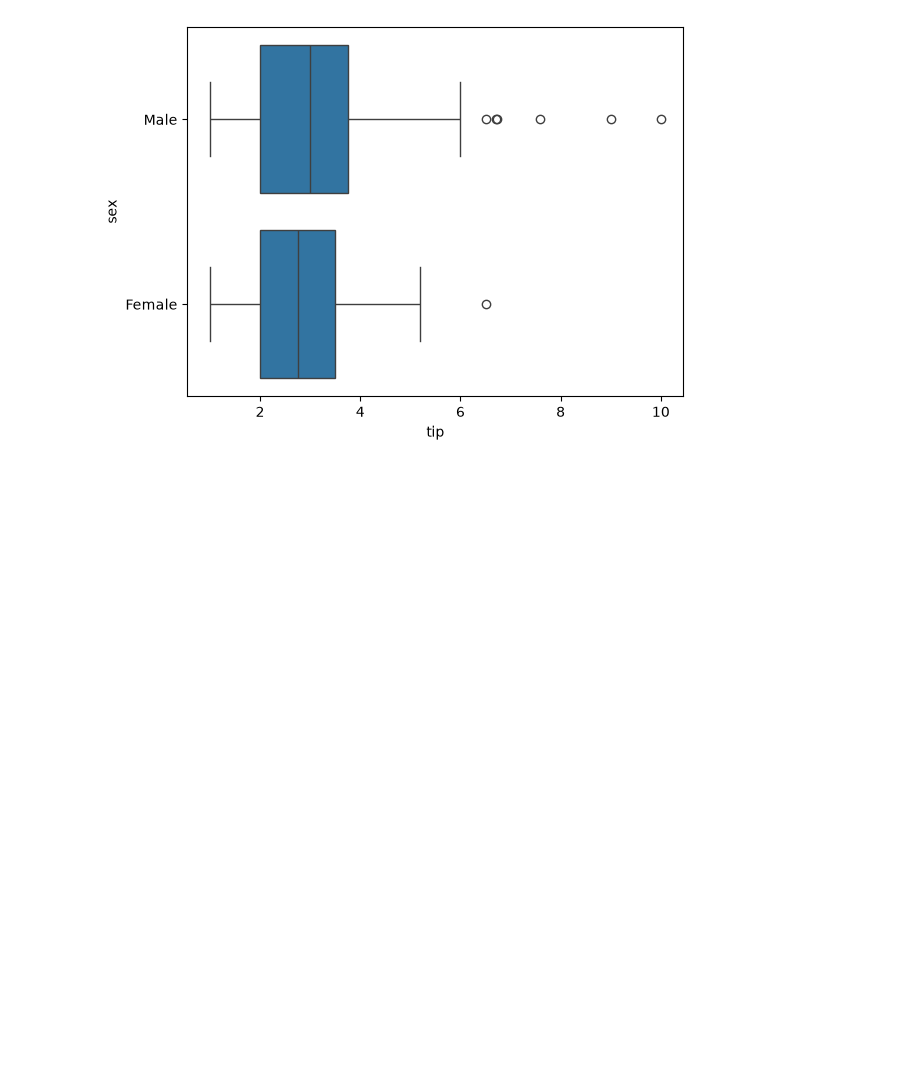
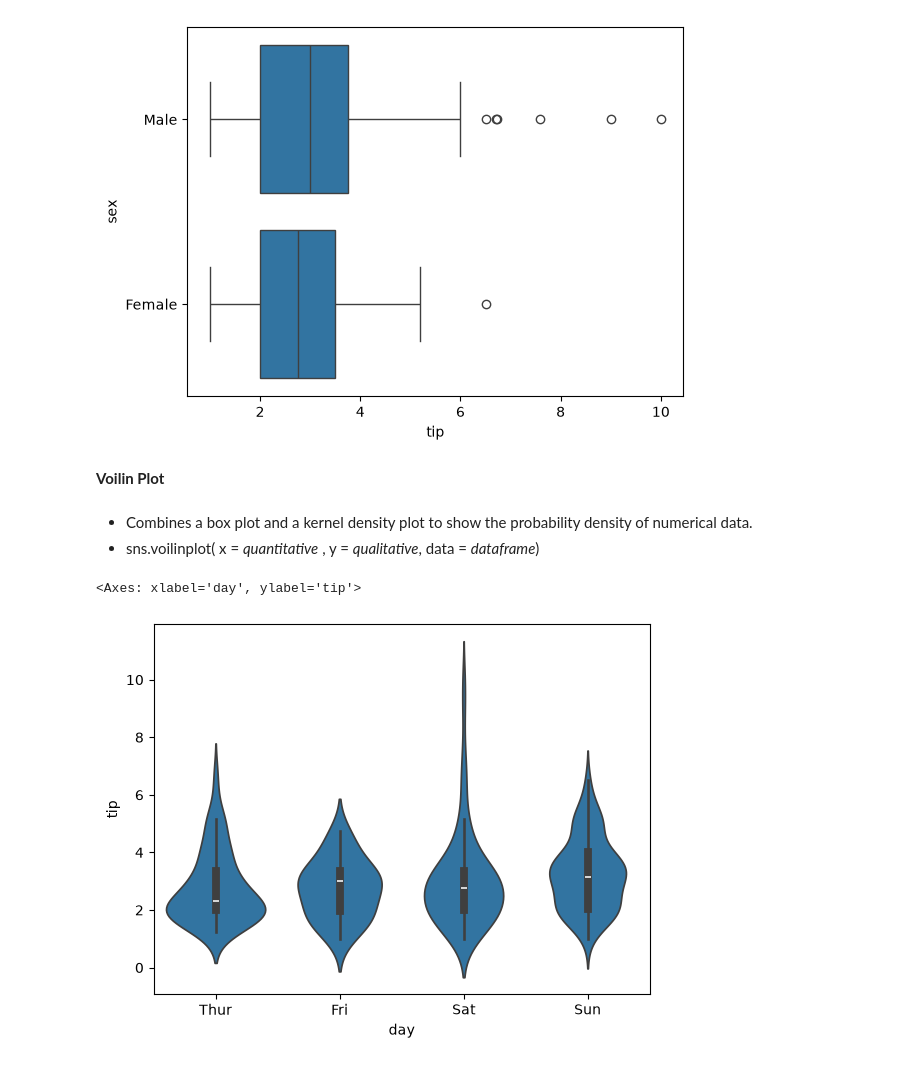
Before and after one commit to praful011-nep/ML-Playground, a Jupyter notebook: Data_Visualization/B.Seaborn/3.Categorical_plot.ipynb, the cells around one changed output. Drawn from its saved outputs; the diff is of its cells as text; code cells hidden in the pictures; blank space fills up the shorter version.

Commit message:
Implementation of VoilinPlot

```diff
--- a/Data_Visualization/B.Seaborn/3.Categorical_plot.ipynb
+++ b/Data_Visualization/B.Seaborn/3.Categorical_plot.ipynb
@@ -109,3 +109,17 @@ sns.boxplot(
 # %% [output]
 <Axes: xlabel='tip', ylabel='sex'>
 [figure]
+# %% [markdown]
+**Voilin Plot**
+# %% [markdown]
+* Combines a box plot and a kernel density plot to show the probability density of numerical data.
+* sns.voilinplot( x = *quantitative* , y = *qualitative*, data = *dataframe*)
+# %%
+sns.violinplot(
+    x = 'day',
+    y = 'tip',
+    data = df
+)
+# %% [output]
+<Axes: xlabel='day', ylabel='tip'>
+[figure, added]
```
Also changed, not shown: parts of 1 cell of this notebook.
